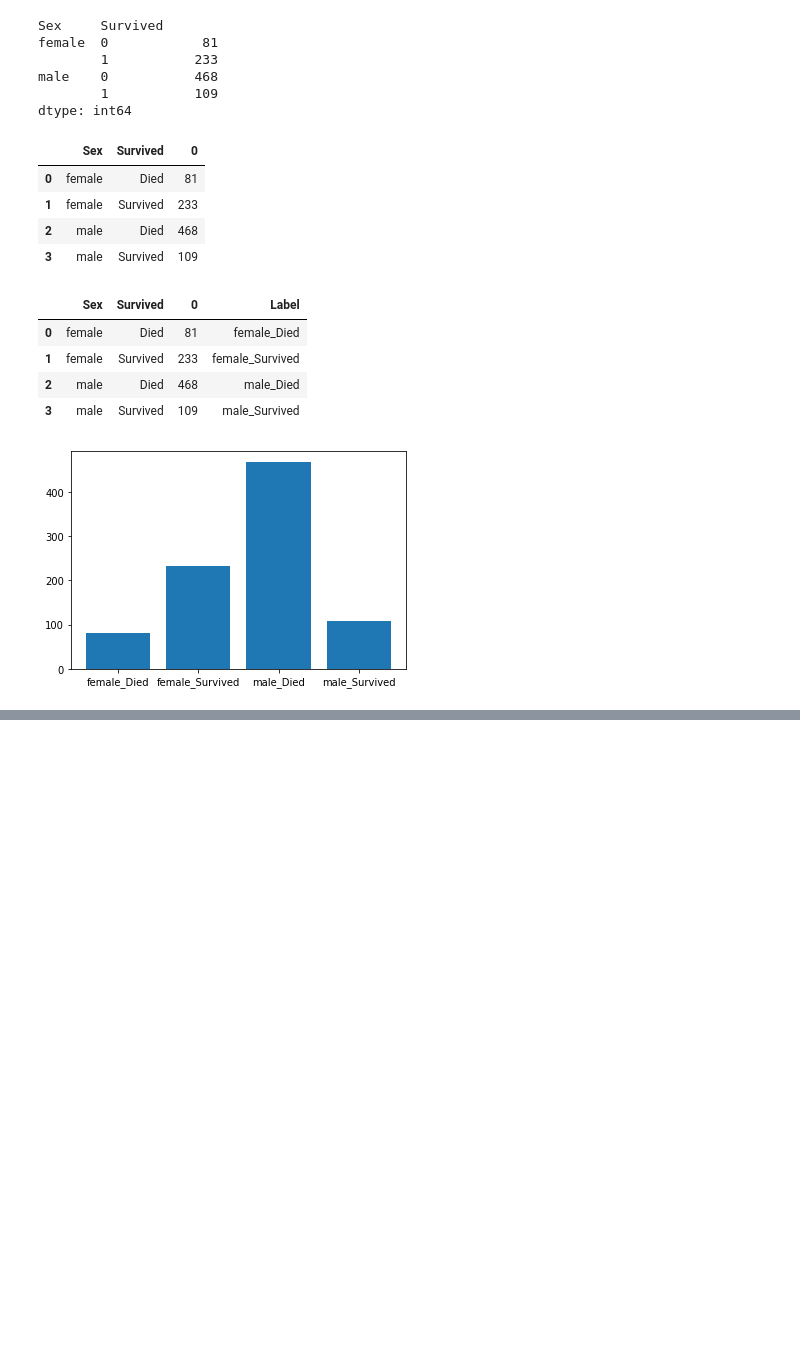
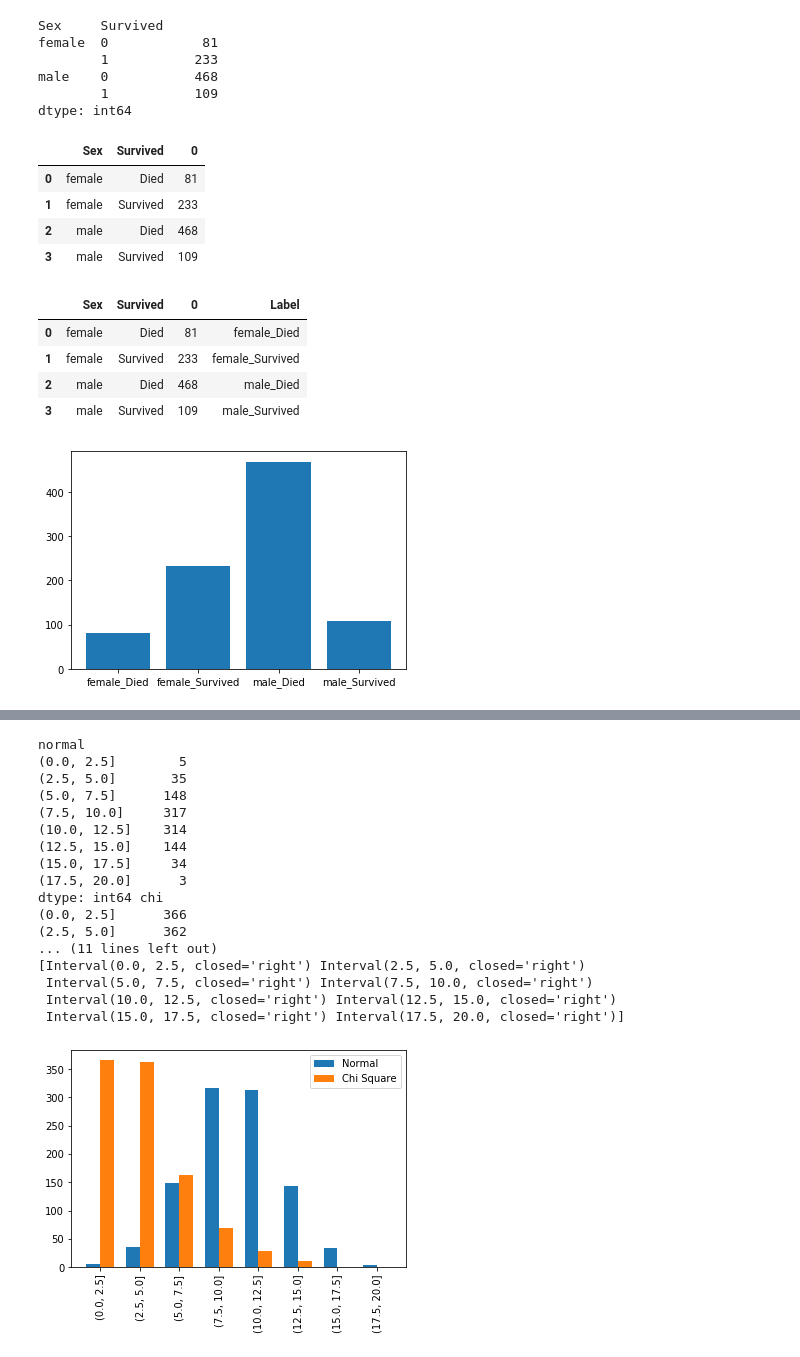
Before and after one commit to sujankumal/DeerwalkMachineLearning, a Jupyter notebook: pandas.ipynb, the cells around one changed output, grey strips where cells are left out. Drawn from its saved outputs; the diff is of its cells as text; code cells hidden in the pictures; blank space fills up the shorter version.

```diff
--- a/pandas.ipynb
+++ b/pandas.ipynb
@@ -540,0 +704,6 @@ sorted_df
+# %%
+np.random.seed(10)
+df =pd.DataFrame({
+    'normal':np.random.normal(10,3,1000),
+    'chi':np.random.chisquare(4,1000)
+})
@@ -540,0 +719,3 @@ sorted_df
+# %%
+df['bucket'] = pd.cut(df['normal'],8)
+df.head()
@@ -540,0 +729,5 @@ sorted_df
+# %%
+custom_bucket_array = np.linspace(0,20,9)
+# %%
+df['normal'] = pd.cut(df['normal'],custom_bucket_array)
+df['chi'] = pd.cut(df['chi'],custom_bucket_array)
@@ -540,0 +743,43 @@ sorted_df
+# %%
+# a = df.groupby('normal').size()
+# b = df.groupby('chi').size()
+
+# categories = df['normal'].cat.categories
+# ind =np.array([x for x, _ in enumerate(categories)])
+# print(ind)
+# width = 0.35
+a = df.groupby('normal').size()
+b = df.groupby('chi').size()
+print(a,b)
+categories = df['normal'].cat.categories
+print(categories)
+ind = np.array([x for x, _ in enumerate(categories)])
+print(ind)
+print(np.array([_ for x, _ in enumerate(categories)]))
+width = 0.35
+plt.bar(ind, a, width, label='Normal')
+plt.bar(ind + width, b, width,label='Chi Square')
+
+plt.xticks(ind + width / 2, categories)
+plt.legend()
+plt.xticks(rotation = 90)
+plt.show()
+# %% [output]
+normal
+(0.0, 2.5]        5
+(2.5, 5.0]       35
+(5.0, 7.5]      148
+(7.5, 10.0]     317
+(10.0, 12.5]    314
+(12.5, 15.0]    144
+(15.0, 17.5]     34
+(17.5, 20.0]      3
+dtype: int64 chi
+(0.0, 2.5]      366
+(2.5, 5.0]      362
+... (11 lines left out)
+[Interval(0.0, 2.5, closed='right') Interval(2.5, 5.0, closed='right')
+ Interval(5.0, 7.5, closed='right') Interval(7.5, 10.0, closed='right')
+ Interval(10.0, 12.5, closed='right') Interval(12.5, 15.0, closed='right')
+ Interval(15.0, 17.5, closed='right') Interval(17.5, 20.0, closed='right')]
+[figure, added]
```
Also changed, not shown: parts of 25 cells of this notebook, 1 other file.
